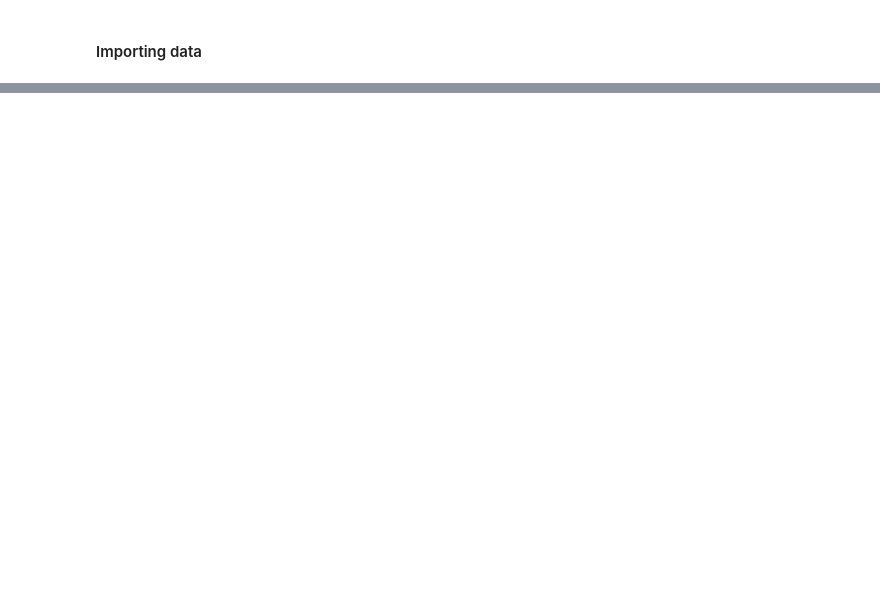
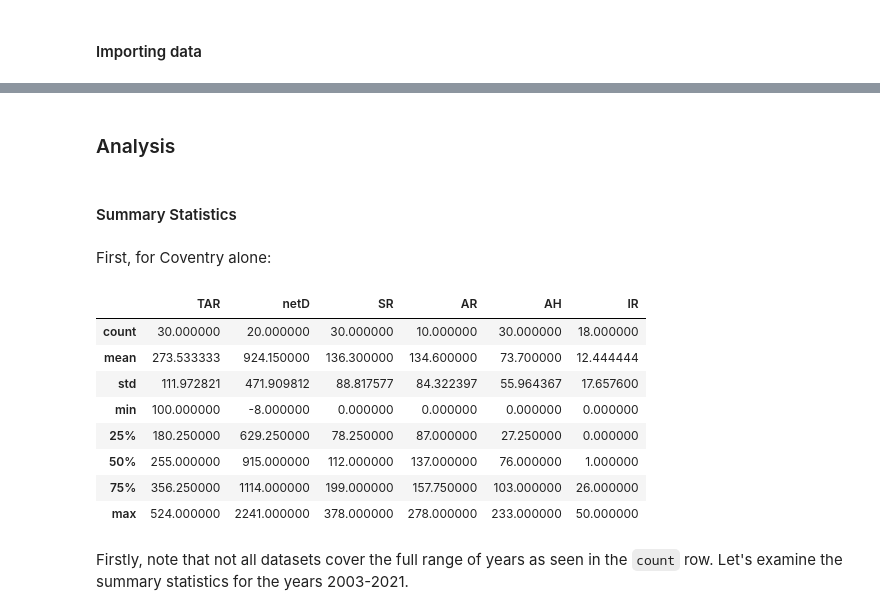
Before and after one commit to potato-bit/RA, a Jupyter notebook: cleaned datasets/analysis_h6.ipynb, the cells around one changed output, grey strips where cells are left out. Drawn from its saved outputs; the diff is of its cells as text; code cells hidden in the pictures; blank space fills up the shorter version.

```diff
--- a/cleaned datasets/analysis_h6.ipynb
+++ b/cleaned datasets/analysis_h6.ipynb
@@ -79,0 +126,20 @@ df3.head()
+# %% [markdown]
+### Analysis
+# %% [markdown]
+#### Summary Statistics
+# %% [markdown]
+First, for Coventry alone:
+# %%
+dcov[[x for x in dcov.columns[3:]]].describe()
+# %% [output]
+|  | TAR | netD | SR | AR | AH | IR |
+| count | 30.000000 | 20.000000 | 30.000000 | 10.000000 | 30.000000 | 18.000000 |
+| mean | 273.533333 | 924.150000 | 136.300000 | 134.600000 | 73.700000 | 12.444444 |
+| std | 111.972821 | 471.909812 | 88.817577 | 84.322397 | 55.964367 | 17.657600 |
+| min | 100.000000 | -8.000000 | 0.000000 | 0.000000 | 0.000000 | 0.000000 |
+| 25% | 180.250000 | 629.250000 | 78.250000 | 87.000000 | 27.250000 | 0.000000 |
+| 50% | 255.000000 | 915.000000 | 112.000000 | 137.000000 | 76.000000 | 1.000000 |
+| 75% | 356.250000 | 1114.000000 | 199.000000 | 157.750000 | 103.000000 | 26.000000 |
+| max | 524.000000 | 2241.000000 | 378.000000 | 278.000000 | 233.000000 | 50.000000 |
+# %% [markdown]
+Firstly, note that not all datasets cover the full range of years as seen in the `count` row. Let's examine the summary statistics for the years 2003-2021.
```
Also changed, not shown: parts of 30 cells of this notebook.
